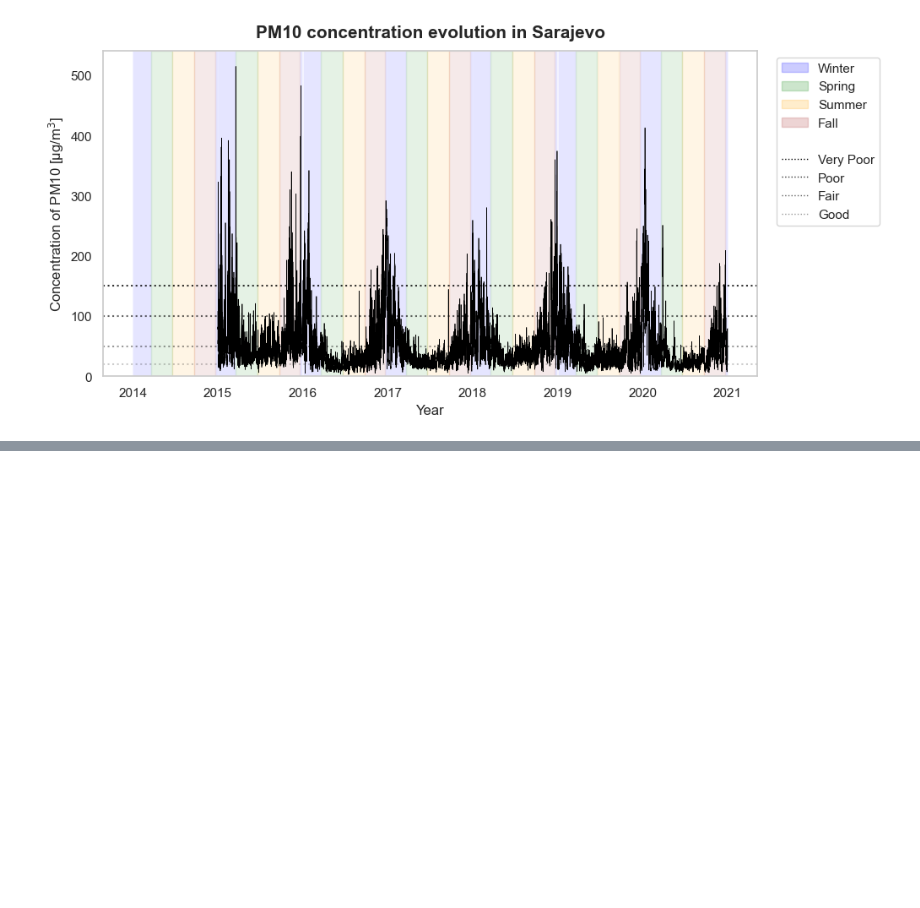
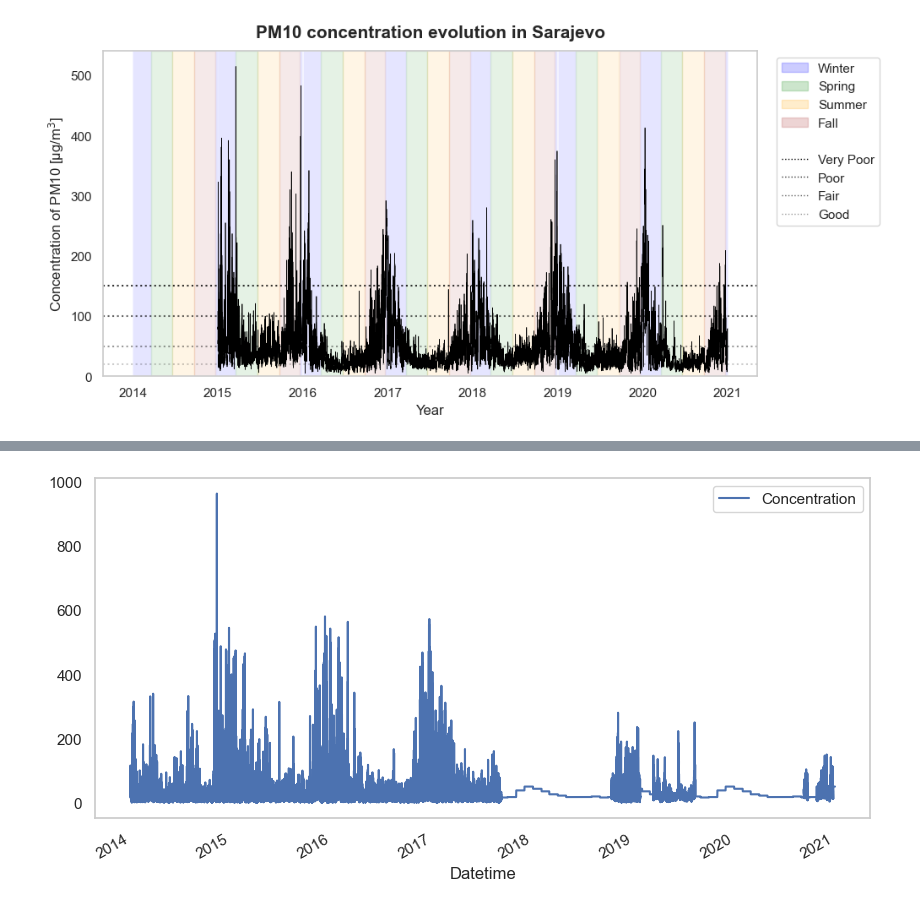
Before and after one commit to mplanasgit/Ironhack-Final-Project, a Jupyter notebook: src/EDA.ipynb, the cells around one changed output, grey strips where cells are left out. Saved outputs shown, nothing was run; the diff lists cells and outputs as text; code cells hidden in the pictures; blank space fills up the shorter version.

```diff
--- a/src/EDA.ipynb
+++ b/src/EDA.ipynb
@@ -840,0 +867,15 @@ dict_cities = {
+# %%
+def extract_date(df):
+    # add year,month,day
+    df['Year'] = pd.DatetimeIndex(df.index).year
+    df['Month'] = pd.DatetimeIndex(df.index).month
+    df['Day'] = pd.DatetimeIndex(df.index).day
+    return df
+    # fill nan with mean of that month
+#     df['Concentration'] = df.groupby(['Year', 'Month'], sort=False)['Concentration'].apply(lambda x: x.fillna(x.mean()))
+# %%
+albania_2 = albania.copy()
+# %%
+albania_2 = extract_date(albania_2)
+# %%
+albania_2['Concentration'] = albania_2.groupby(['Month'], sort=False)['Concentration'].apply(lambda x: x.fillna(x.mean()))
@@ -840,0 +899,4 @@ dict_cities = {
+# %%
+albania_2[['Concentration']].plot();
+# %% [output]
+[figure, added]
```
Also changed, not shown: parts of 13 cells of this notebook, 7 other files.
